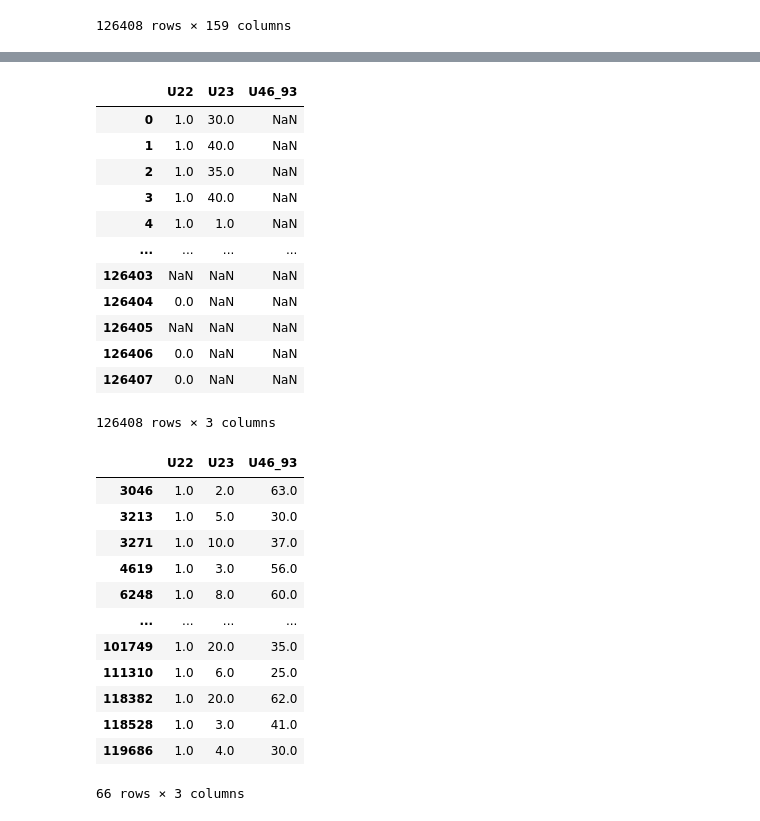
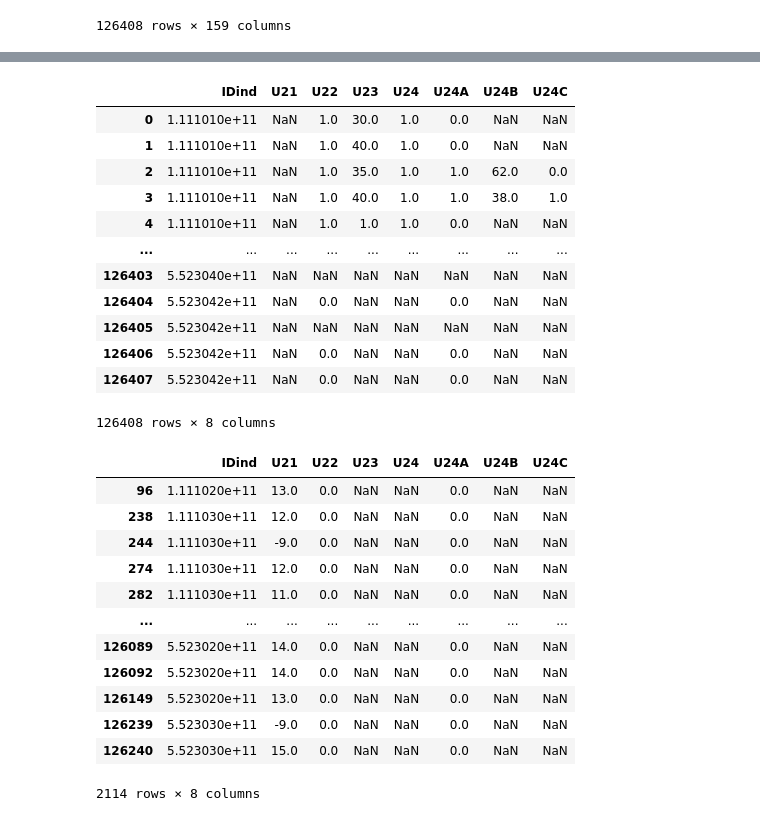
Before and after one commit to iam-fern/real_data, a Jupyter notebook: China_Health_and_Nutrition_Survey_(CHNS).ipynb, the cells around one changed output, grey strips where cells are left out. Cells and saved outputs as stored; diff of their text form; code cells hidden in the pictures.

```diff
--- a/China_Health_and_Nutrition_Survey_(CHNS).ipynb
+++ b/China_Health_and_Nutrition_Survey_(CHNS).ipynb
@@ -31,35 +39,35 @@ df
 # %%
-table = df[['U22', 'U23', 'U46_93']]
+table = df[['IDind', 'U21', 'U22', 'U23', 'U24', 'U24A', 'U24B', 'U24C']]
 table
 # %% [output]
-|  | U22 | U23 | U46_93 |
-| 0 | 1.0 | 30.0 | NaN |
-| 1 | 1.0 | 40.0 | NaN |
-| 2 | 1.0 | 35.0 | NaN |
-| 3 | 1.0 | 40.0 | NaN |
-| 4 | 1.0 | 1.0 | NaN |
-| ... | ... | ... | ... |
-| 126403 | NaN | NaN | NaN |
-| 126404 | 0.0 | NaN | NaN |
-| 126405 | NaN | NaN | NaN |
-| 126406 | 0.0 | NaN | NaN |
-| 126407 | 0.0 | NaN | NaN |
+|  | IDind | U21 | U22 | U23 | U24 | U24A | U24B | U24C |
+| 0 | 1.111010e+11 | NaN | 1.0 | 30.0 | 1.0 | 0.0 | NaN | NaN |
+| 1 | 1.111010e+11 | NaN | 1.0 | 40.0 | 1.0 | 0.0 | NaN | NaN |
+| 2 | 1.111010e+11 | NaN | 1.0 | 35.0 | 1.0 | 1.0 | 62.0 | 0.0 |
+| 3 | 1.111010e+11 | NaN | 1.0 | 40.0 | 1.0 | 1.0 | 38.0 | 1.0 |
+| 4 | 1.111010e+11 | NaN | 1.0 | 1.0 | 1.0 | 0.0 | NaN | NaN |
+| ... | ... | ... | ... | ... | ... | ... | ... | ... |
+| 126403 | 5.523040e+11 | NaN | NaN | NaN | NaN | NaN | NaN | NaN |
+| 126404 | 5.523042e+11 | NaN | 0.0 | NaN | NaN | 0.0 | NaN | NaN |
+| 126405 | 5.523042e+11 | NaN | NaN | NaN | NaN | NaN | NaN | NaN |
+| 126406 | 5.523042e+11 | NaN | 0.0 | NaN | NaN | 0.0 | NaN | NaN |
+| 126407 | 5.523042e+11 | NaN | 0.0 | NaN | NaN | 0.0 | NaN | NaN |
-126408 rows × 3 columns
+126408 rows × 8 columns
 # %%
 # ลบข้อมูลที่มี missing values
-table1 = table.dropna()
+table1 = table.dropna(subset=['U21'])
 table1
 # %% [output]
-|  | U22 | U23 | U46_93 |
-| 3046 | 1.0 | 2.0 | 63.0 |
-| 3213 | 1.0 | 5.0 | 30.0 |
-| 3271 | 1.0 | 10.0 | 37.0 |
-| 4619 | 1.0 | 3.0 | 56.0 |
-| 6248 | 1.0 | 8.0 | 60.0 |
-| ... | ... | ... | ... |
-| 101749 | 1.0 | 20.0 | 35.0 |
-| 111310 | 1.0 | 6.0 | 25.0 |
-| 118382 | 1.0 | 20.0 | 62.0 |
-| 118528 | 1.0 | 3.0 | 41.0 |
-| 119686 | 1.0 | 4.0 | 30.0 |
+|  | IDind | U21 | U22 | U23 | U24 | U24A | U24B | U24C |
+| 96 | 1.111020e+11 | 13.0 | 0.0 | NaN | NaN | 0.0 | NaN | NaN |
+| 238 | 1.111030e+11 | 12.0 | 0.0 | NaN | NaN | 0.0 | NaN | NaN |
+| 244 | 1.111030e+11 | -9.0 | 0.0 | NaN | NaN | 0.0 | NaN | NaN |
+| 274 | 1.111030e+11 | 12.0 | 0.0 | NaN | NaN | 0.0 | NaN | NaN |
+| 282 | 1.111030e+11 | 11.0 | 0.0 | NaN | NaN | 0.0 | NaN | NaN |
+| ... | ... | ... | ... | ... | ... | ... | ... | ... |
+| 126089 | 5.523020e+11 | 14.0 | 0.0 | NaN | NaN | 0.0 | NaN | NaN |
+| 126092 | 5.523020e+11 | 14.0 | 0.0 | NaN | NaN | 0.0 | NaN | NaN |
+| 126149 | 5.523020e+11 | 13.0 | 0.0 | NaN | NaN | 0.0 | NaN | NaN |
+| 126239 | 5.523030e+11 | -9.0 | 0.0 | NaN | NaN | 0.0 | NaN | NaN |
+| 126240 | 5.523030e+11 | 15.0 | 0.0 | NaN | NaN | 0.0 | NaN | NaN |
-66 rows × 3 columns
+2114 rows × 8 columns
```
Also changed, not shown: parts of 2 cells of this notebook.
